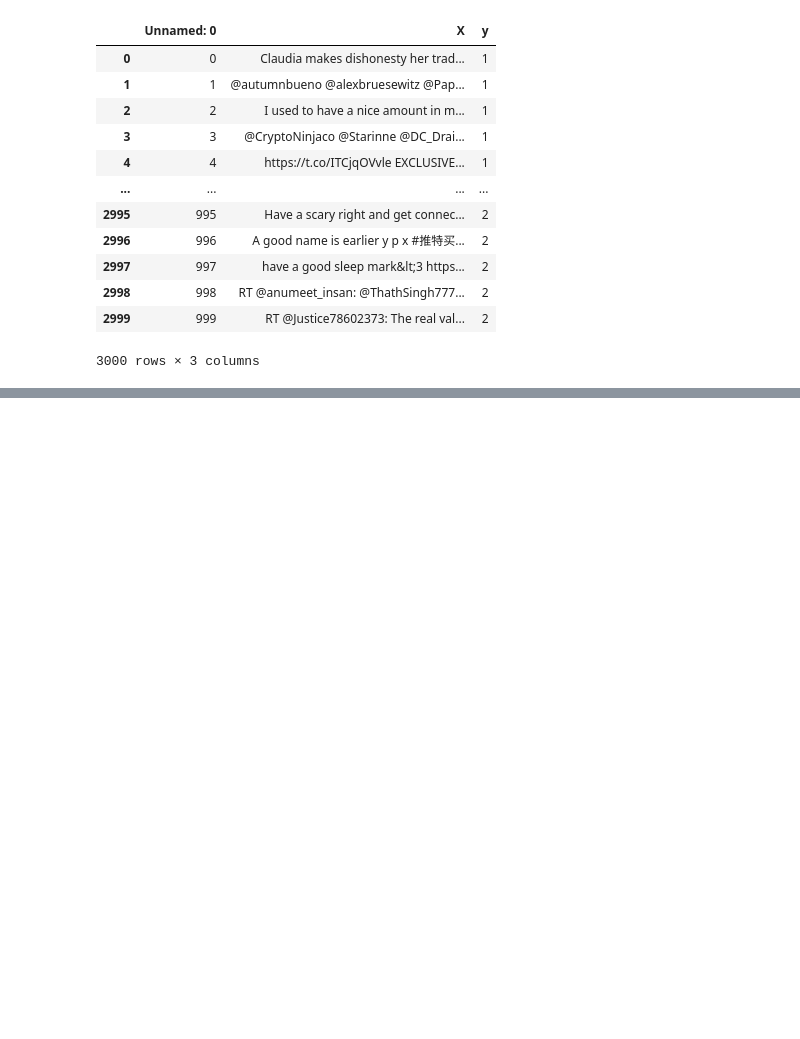
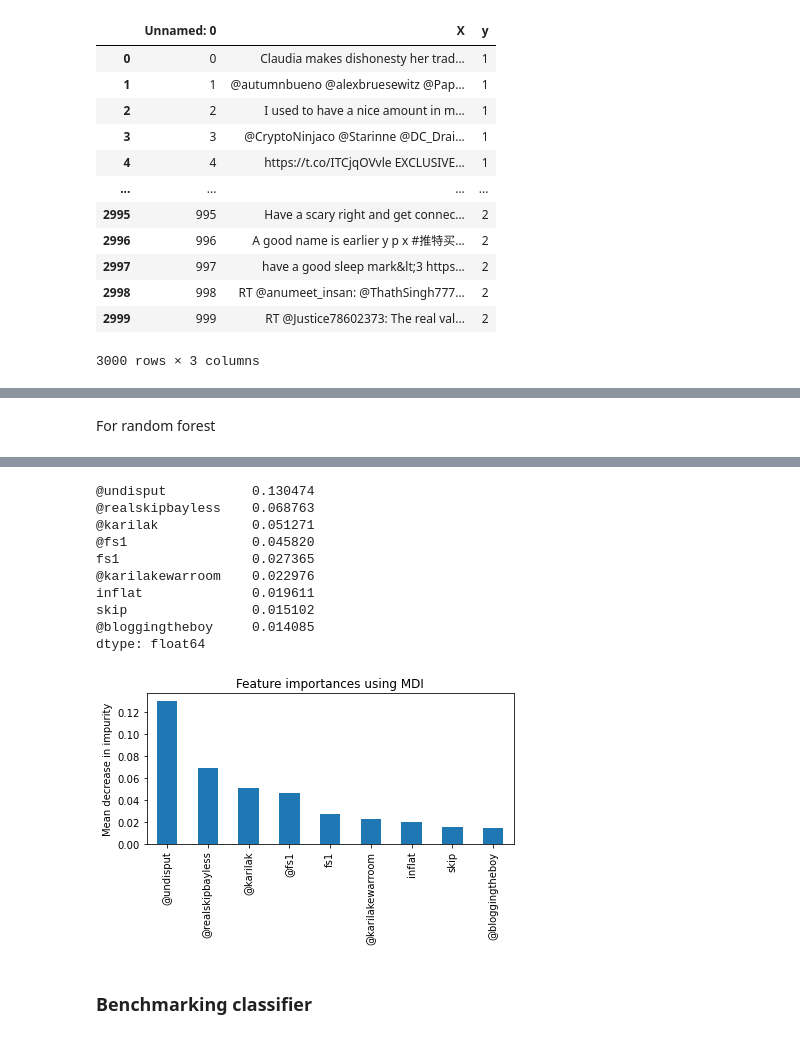
Before and after one commit to giemsei/dssc-ml, a Jupyter notebook: preprocessing.ipynb, the cells around one changed output, grey strips where cells are left out. Saved outputs shown, nothing was run; the diff lists cells and outputs as text; code cells hidden in the pictures; blank space fills up the shorter version.

```diff
--- a/preprocessing.ipynb
+++ b/preprocessing.ipynb
@@ -50,0 +148,4 @@ df.drop_duplicates(subset='X', keep='first', inplace=False)
+# %%
+# update the variables
+X_train = X_train_1
+X_test = X_test_1
@@ -50,0 +182,12 @@ df.drop_duplicates(subset='X', keep='first', inplace=False)
+# %%
+import matplotlib.pyplot as plt
+from sklearn.metrics import confusion_matrix, ConfusionMatrixDisplay
+
+clf_forest = clf_forest.fit(X_train, y_train)
+
+# results on test set
+predictions = clf_forest.predict(X_test)
+test_accuracy = accuracy_score(predictions, y_test)
+display("Test set accuracy: " + str(round(test_accuracy*100, 2)))
+
+display(confusion_matrix(predictions, y_test)) # display confusion matrix
@@ -50,0 +263,26 @@ df.drop_duplicates(subset='X', keep='first', inplace=False)
+# %% [markdown]
+For random forest
+# %%
+import time
+
+start_time = time.time()
+importances = clf_forest.feature_importances_
+std = np.std([tree.feature_importances_ for tree in clf_forest.estimators_], axis=0)
+elapsed_time = time.time() - start_time
+
+print(f"Elapsed time to compute the importances: {elapsed_time:.3f} seconds")
+
+forest_importances = pd.Series(importances, index=feature_names)
+
+forest_importances = forest_importances.sort_values(ascending=False)
+forest_importances = forest_importances.iloc[1:10]
+display(forest_importances)
+
+fig, ax = plt.subplots()
+forest_importances.plot.bar(
+    #yerr=std,
+    ax=ax)
+ax.set_title("Feature importances using MDI")
+ax.set_ylabel("Mean decrease in impurity")
+fig.tight_layout()
+# %% [output]
@@ -50,0 +290,13 @@ df.drop_duplicates(subset='X', keep='first', inplace=False)
+@undisput           0.130474
+@realskipbayless    0.068763
+@karilak            0.051271
+@fs1                0.045820
+fs1                 0.027365
+@karilakewarroom    0.022976
+inflat              0.019611
+skip                0.015102
+@bloggingtheboy     0.014085
+dtype: float64
+[figure, added]
+# %% [markdown]
+### Benchmarking classifier
```
Also changed, not shown: parts of 23 cells of this notebook.
